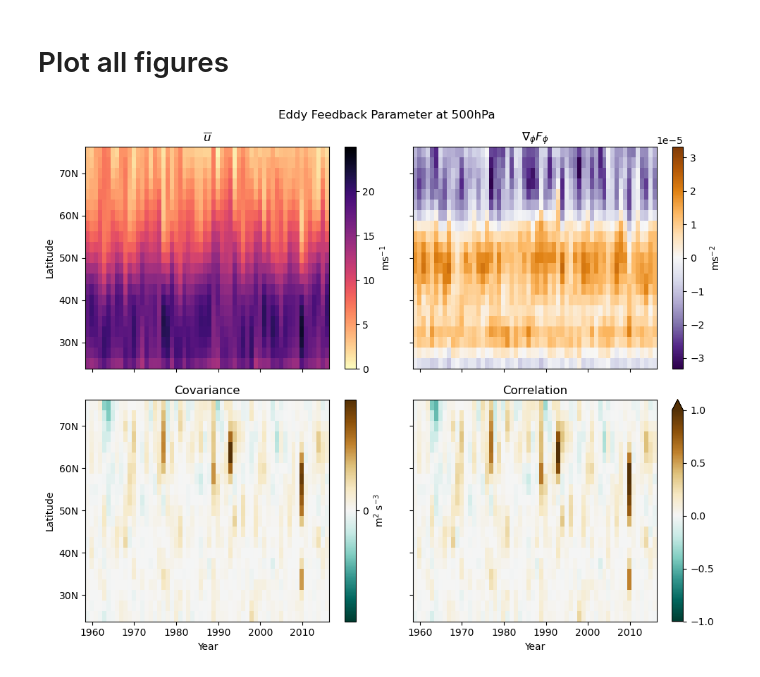
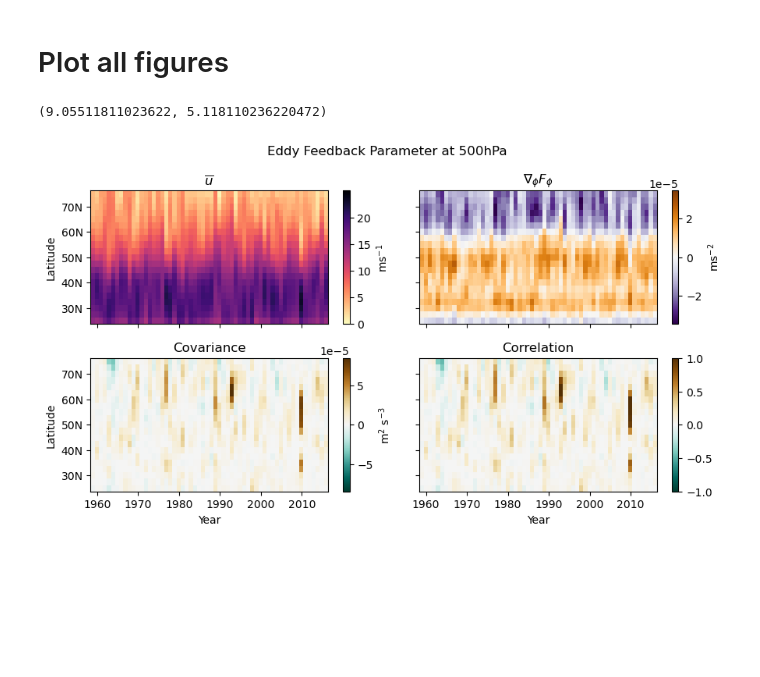
Before and after one commit to Caturrell/eddy_feedback, a Jupyter notebook: reproduce/saffin_2024/saffin.ipynb, the cells around one changed output. Cells and saved outputs as stored; diff of their text form; code cells hidden in the pictures; blank space fills up the shorter version.

```diff
--- a/reproduce/saffin_2024/saffin.ipynb
+++ b/reproduce/saffin_2024/saffin.ipynb
@@ -11,10 +11,14 @@ import functions.eddy_feedback as ef
 import functions.data_wrangling as data
 
 # import dataset for maths servers
-ds = xr.open_mfdataset('/home/links/ct715/data_storage/reanalysis/jra55_daily/jra55_ubar_ep-both.nc',
+# ds = xr.open_mfdataset('/home/links/ct715/data_storage/reanalysis/jra55_daily/jra55_ubar_ep-both.nc',
+#                             parallel=True, chunks={'time': 31})
+
+ds = xr.open_mfdataset('/home/links/ct715/data_storage/reanalysis/srip_datasets/jra55_TEM_ubar_div1.nc',
                             parallel=True, chunks={'time': 31})
 
 ds = data.seasonal_mean(ds, season='djf')
+ds = data.check_dimensions(ds, ignore_dim='lon')
 ds
 # %% [output]
 <xarray.Dataset>
@@ -68,7 +72,8 @@ plt.show()
 # DJF Northward EP Flux Divergence
 # %%
 # separate into interannual means
-div1 = ds.div1_pr / 86400
+# div1 = ds.div1_pr / 86400
+div1 = ds.div1_pr
 
 # slice data at 500hPA and set EFP boundaries
 div1 = div1.sel( level = 500. )
@@ -138,5 +143,9 @@ ustd = u.std()
 div1std = div1.std()
 
 corr = prod / (ustd * div1std)
+# %%
+# somehow greater than 1????
+corr = corr.where( corr < 1)
+corr = corr.fillna(1)
 # %%
 fig, ax = plt.subplots()
@@ -173,8 +182,16 @@ Coordinates:
     level    float64 500.0
 # %% [markdown]
 # Plot all figures
+# %%
+inches = 1/25.4
+figsize = (230*inches, 130*inches)
+print(figsize)
+
+# figsize = (10,8)
+# %% [output]
+(9.05511811023622, 5.118110236220472)
 # %%
-fig, axs = plt.subplots(nrows=2, ncols=2, sharey=True, sharex=True, figsize=(10,8))
+fig, axs = plt.subplots(nrows=2, ncols=2, sharey=True, sharex=True, figsize=figsize)
 
 # plot ubar
 u.plot(ax=axs[0,0], cmap='magma_r', vmin=0, vmax=25,
@@ -183,32 +200,32 @@ axs[0,0].set_yticks(np.arange(30,80, 10))
 axs[0,0].set_yticklabels(['30N', '40N', '50N', '60N', '70N'])
 axs[0,0].set_title('$\\overline{u}$')
 axs[0,0].set_ylabel('Latitude')
 axs[0,0].set_xlabel('')
 
 
 # plot div1
 div1.plot(ax=axs[0,1], cmap='PuOr_r',
        cbar_kwargs={'label': 'ms$^{-2}$'})
 axs[0,1].set_title('$\\nabla_\\phi F_\\phi$')
 axs[0,1].set_ylabel('')
 axs[0,1].set_xlabel('')
 
 # plot covariance
-prod.plot(ax=axs[1,0], cmap='BrBG_r', cbar_kwargs={'label': 'm$^2$ s$^{-3}$', 'ticks':[-5,0,5]})
+prod.plot(ax=axs[1,0], cmap='BrBG_r', cbar_kwargs={'label': 'm$^2$ s$^{-3}$', 'ticks':[-5e-5,0,5e-5]})
 axs[1,0].set_title('Covariance')
 axs[1,0].set_ylabel('Latitude')
 axs[1,0].set_xlabel('Year')
 
 # plot correlation
 corr.plot(ax=axs[1,1], cmap='BrBG_r', vmin=-1., vmax=1.,
           cbar_kwargs={'ticks':[-1,-0.5,0,0.5,1]})
 axs[1,1].set_title('Correlation')
 axs[1,1].set_ylabel('')
 axs[1,1].set_xlabel('Year')
 
 fig.suptitle('Eddy Feedback Parameter at 500hPa')
 
 plt.tight_layout()
 plt.show()
 # %% [output]
-[figure, old version]
+[figure, new version]
```
Also changed, not shown: parts of 5 cells of this notebook, 4 other files.
